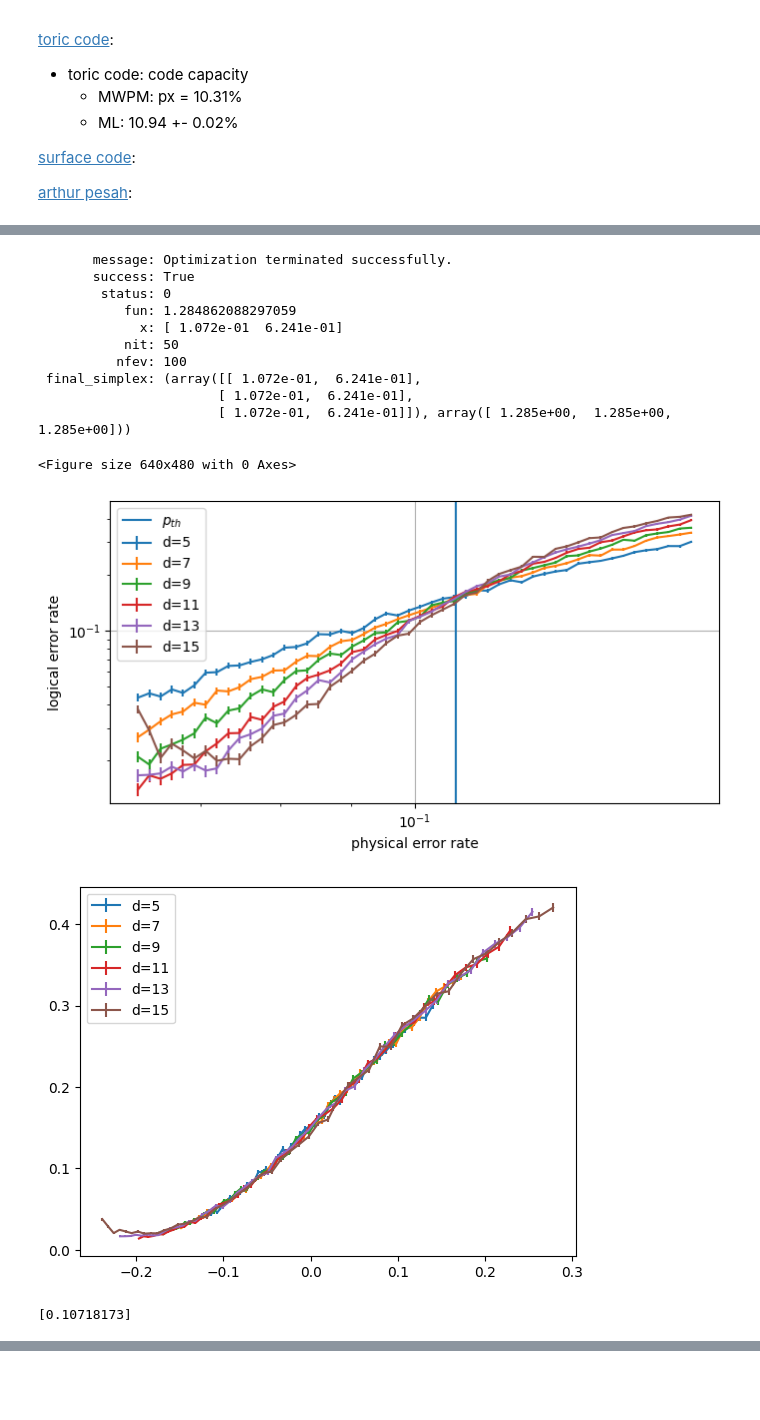
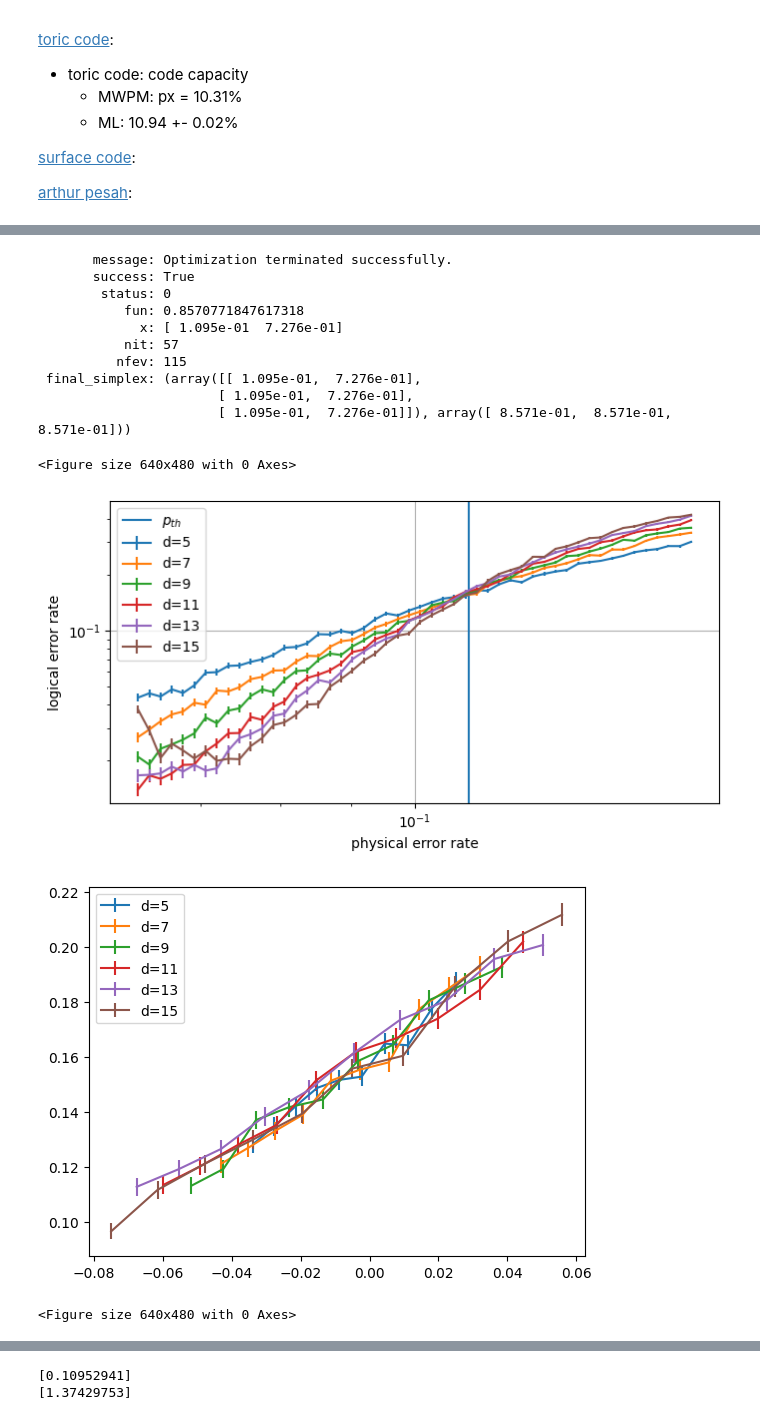
Before and after one commit to leonardlux/MasterArbeit, a Jupyter notebook: code/result_basic_noise.ipynb, the cells around one changed output, grey strips where cells are left out. Drawn from its saved outputs; the diff is of its cells as text; code cells hidden in the pictures; blank space fills up the shorter version.

Commit message:
selective distance and selevtive noise rate in analysis

```diff
--- a/code/result_basic_noise.ipynb
+++ b/code/result_basic_noise.ipynb
@@ -286,22 +292,35 @@ print(results_ML_Z["p_threshold"])
 # %%
-results_ML_X = analysis_pipeline(
-    folder_name_ML_X,
-    guess_pth = [0.1],
-    guess_nu = [0.6],
+folder_name = folder_name_ML_X
+p_window = 0.01
+min_distance = 5
+
+g_pth = 0.1085
+g_nu = 1.5
+
+result = analysis_pipeline(
+    folder_name = folder_name,
+    guess_pth = [g_pth],
+    guess_nu = [g_nu],
+    min_distance= min_distance,
+    min_noise_rate = g_pth - p_window,
+    max_noise_rate = g_pth + p_window,
     )
-print(results_ML_X["p_threshold"])
+
+print(result["p_threshold"])
+print(result["nu_fit"])
+results_ML_X = result
 # %% [output]
        message: Optimization terminated successfully.
        success: True
         status: 0
-           fun: 1.284862088297059
-             x: [ 1.072e-01  6.241e-01]
-           nit: 50
-          nfev: 100
- final_simplex: (array([[ 1.072e-01,  6.241e-01],
-                       [ 1.072e-01,  6.241e-01],
-                       [ 1.072e-01,  6.241e-01]]), array([ 1.285e+00,  1.285e+00,  1.285e+00]))
+           fun: 0.8570771847617318
+             x: [ 1.095e-01  7.276e-01]
+           nit: 57
+          nfev: 115
+ final_simplex: (array([[ 1.095e-01,  7.276e-01],
+                       [ 1.095e-01,  7.276e-01],
+                       [ 1.095e-01,  7.276e-01]]), array([ 8.571e-01,  8.571e-01,  8.571e-01]))
 <Figure size 640x480 with 0 Axes>
-[figure, old version]
+[figure, new version]
-[figure, old version]
+[figure, new version]
-[0.10718173]
+<Figure size 640x480 with 0 Axes>
@@ -308 +328,3 @@ print(results_ML_X["p_threshold"])
+[0.10952941]
+[1.37429753]
 # %%
```
Also changed, not shown: parts of 7 cells of this notebook, 3 other files.
